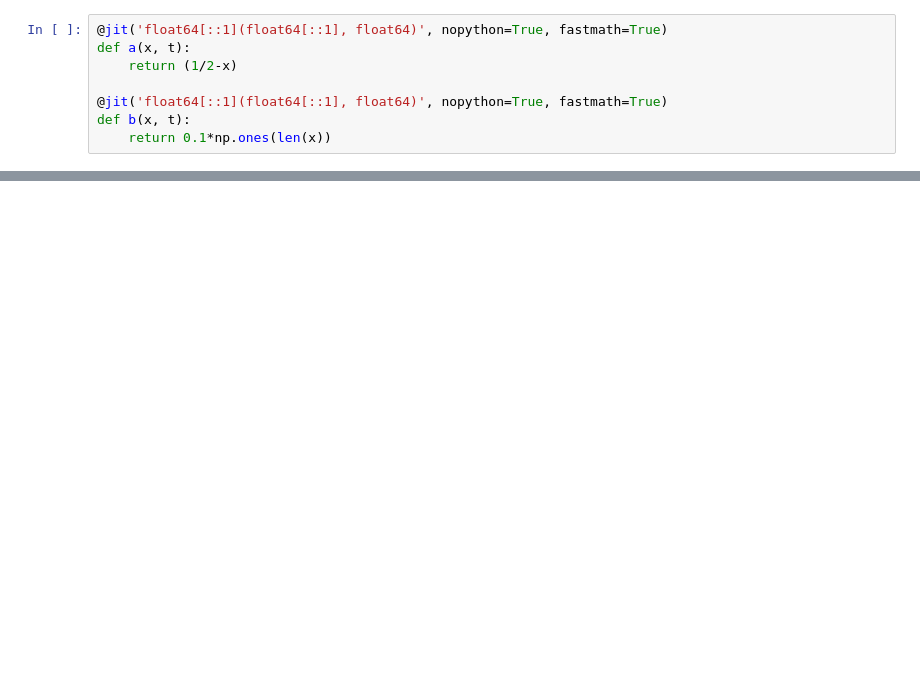
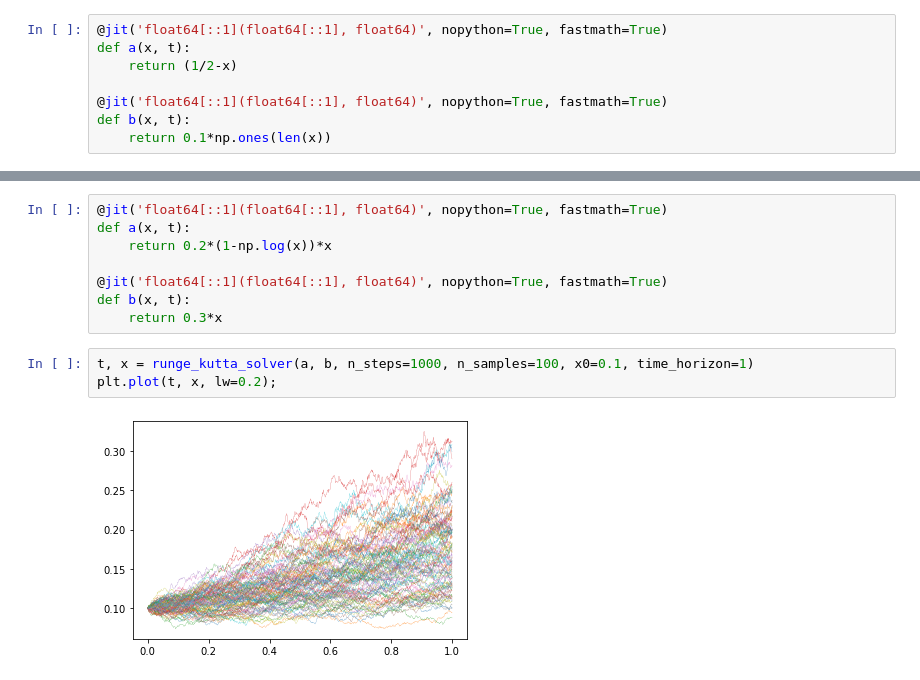
Before and after one commit to borab96/computational-statistics, a Jupyter notebook: TimeSeries/RungeKuttaSDE.ipynb, the cells around one changed output, grey strips where cells are left out. Saved outputs shown, nothing was run; the diff lists cells and outputs as text; blank space fills up the shorter version.

```diff
--- a/TimeSeries/RungeKuttaSDE.ipynb
+++ b/TimeSeries/RungeKuttaSDE.ipynb
@@ -65,0 +93,13 @@ plt.axhline(1/2);
+# %%
+@jit('float64[::1](float64[::1], float64)', nopython=True, fastmath=True)
+def a(x, t):
+    return 0.2*(1-np.log(x))*x
+
+@jit('float64[::1](float64[::1], float64)', nopython=True, fastmath=True)
+def b(x, t):
+    return 0.3*x
+# %%
+t, x = runge_kutta_solver(a, b, n_steps=1000, n_samples=100, x0=0.1, time_horizon=1)
+plt.plot(t, x, lw=0.2);
+# %% [output]
+[figure, added]
```
Also changed, not shown: parts of 9 cells of this notebook.
